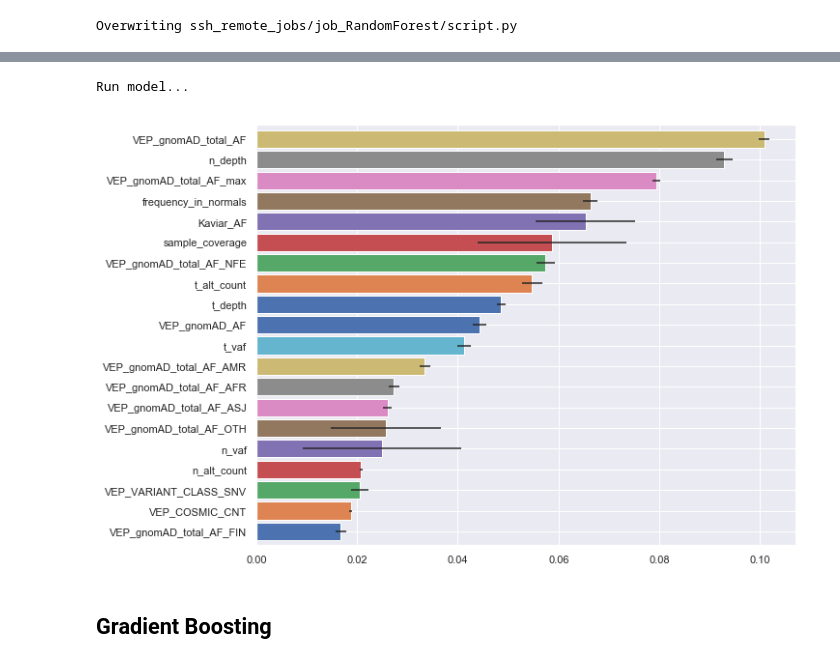
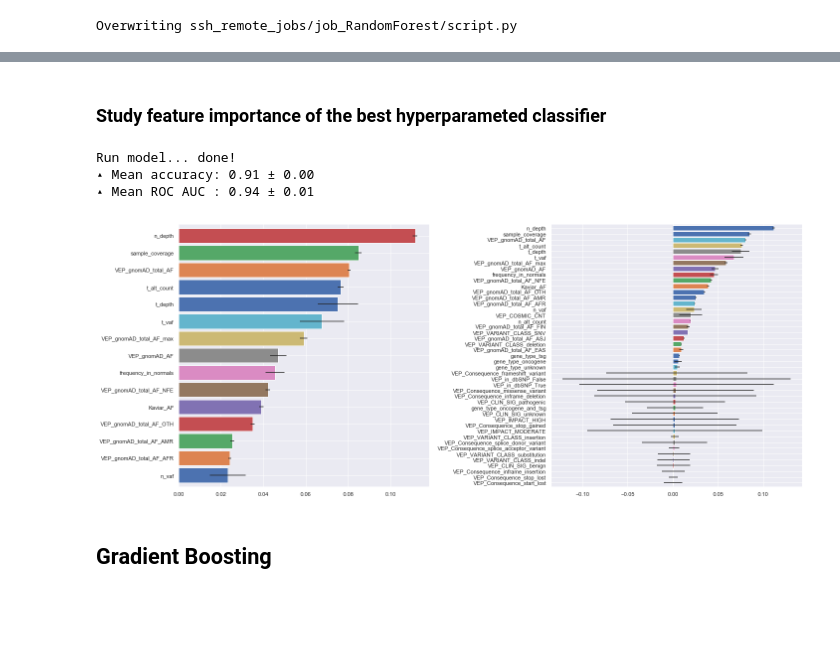
Before and after one commit to ElsaB/impact-annotator, a Jupyter notebook: analysis/prediction/somatic_vs_non_somatic_classification.ipynb, the cells around one changed output, grey strips where cells are left out. Saved outputs shown, nothing was run; the diff lists cells and outputs as text; code cells hidden in the pictures; blank space fills up the shorter version.

```diff
--- a/analysis/prediction/somatic_vs_non_somatic_classification.ipynb
+++ b/analysis/prediction/somatic_vs_non_somatic_classification.ipynb
@@ -470,12 +468,12 @@ plot_roc(job.metrics, ax)
+# %% [markdown]
+### Study feature importance of the best hyperparameted classifier
 # %%
 from sklearn.ensemble import RandomForestClassifier
 
-parameters_grid = [
-    {'n_estimators': [10, 100, 1000], 'max_depth': [5, 20, 50]}
-]
-
-model = GridSearchCV(RandomForestClassifier(random_state = 1), parameters_grid, cv = inner_cv_strategy, scoring = 'roc_auc', refit = True)
-
-metrics = run_model(model, X, y, cv_strategy, grid_search = True, n_jobs = 1)
+model_best_RandomForestClassifier = RandomForestClassifier(random_state=1, n_estimators=1000, max_depth=50)
+metrics = run_model(model_best_RandomForestClassifier, X, y, cv_strategy, n_jobs=5)
+print_mean_metrics(metrics)
 # %% [output]
-Run model...
+Run model... done!
+▴ Mean accuracy: 0.91 ± 0.00
+▴ Mean ROC AUC : 0.94 ± 0.01
@@ -484,7 +479,0 @@ print_mean_metrics(metrics)
-# %%
-from sklearn.ensemble import RandomForestClassifier
-
-model_best_RandomForestClassifier = RandomForestClassifier(random_state = 1, n_estimators = 100, max_depth = 20)
-run_model(model_best_RandomForestClassifier, X, y, cv_strategy, n_jobs = 5)
-
-model_best_RandomForestClassifier.fit(X, y)
@@ -491,13 +482,16 @@ model_best_RandomForestClassifier.fit(X, y)
 # %%
-feature_importance = pd.DataFrame({'value': model_best_RandomForestClassifier.feature_importances_.tolist()}, index = X.columns.tolist())
-feature_importance.sort_values(by = 'value', axis = 0, inplace = True)
+feature_importance = pd.DataFrame({'value': model_best_RandomForestClassifier.feature_importances_.tolist()}, index=X.columns.tolist())
+feature_importance.sort_values(by='value', axis=0, inplace=True)
 
-feature_importance['std_dev'] = np.std([tree.feature_importances_ for tree in model_best_RandomForestClassifier.estimators_], axis = 0)
+feature_importance['inter_tree_variability'] = np.std([tree.feature_importances_ for tree in model_best_RandomForestClassifier.estimators_], axis=0)
 
-feature_importance = feature_importance.tail(20)
-
-feature_importance.value.plot.barh(figsize = (10, 8), width = 0.85, xerr = feature_importance.std_dev, align = 'center');
+plt.figure(figsize=(20, 8))
+plt.subplot(1, 2, 1)
+feature_importance.tail(15).value.plot.barh(width=0.85, xerr=feature_importance.tail(15).inter_tree_variability)
+plt.subplot(1, 2, 2)
+feature_importance.value.plot.barh(width=0.85, xerr=feature_importance.inter_tree_variability)
+plt.tight_layout()
 # %% [output]
-[figure, old version]
+[figure, new version]
 # %% [markdown]
 ## Gradient Boosting
```
Also changed, not shown: parts of 50 cells of this notebook, 5 other files.
